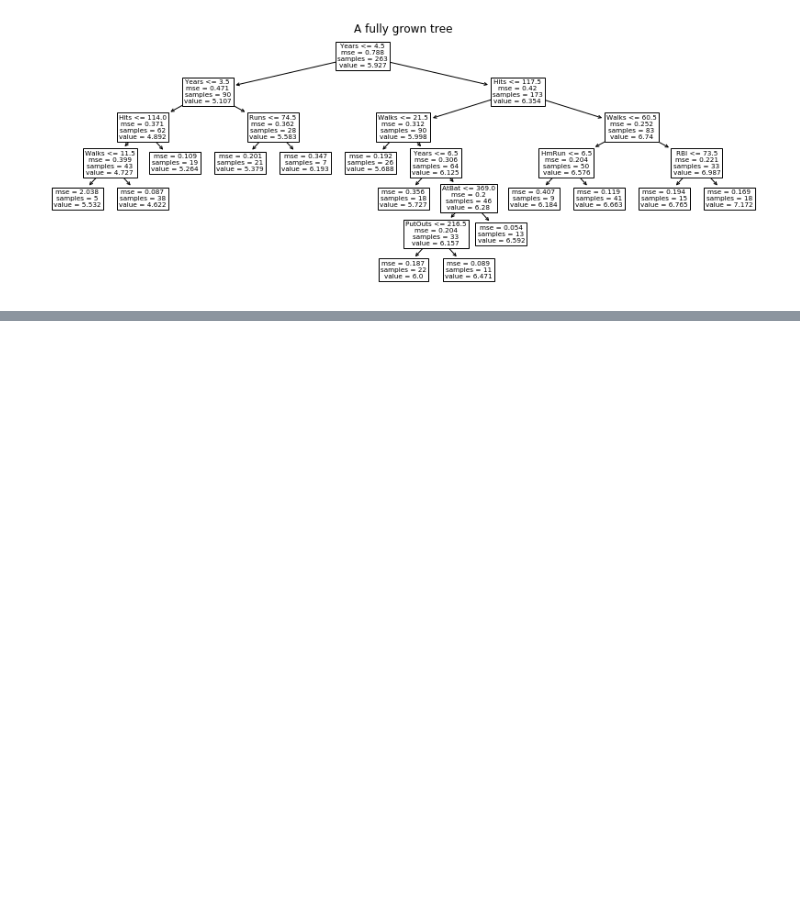
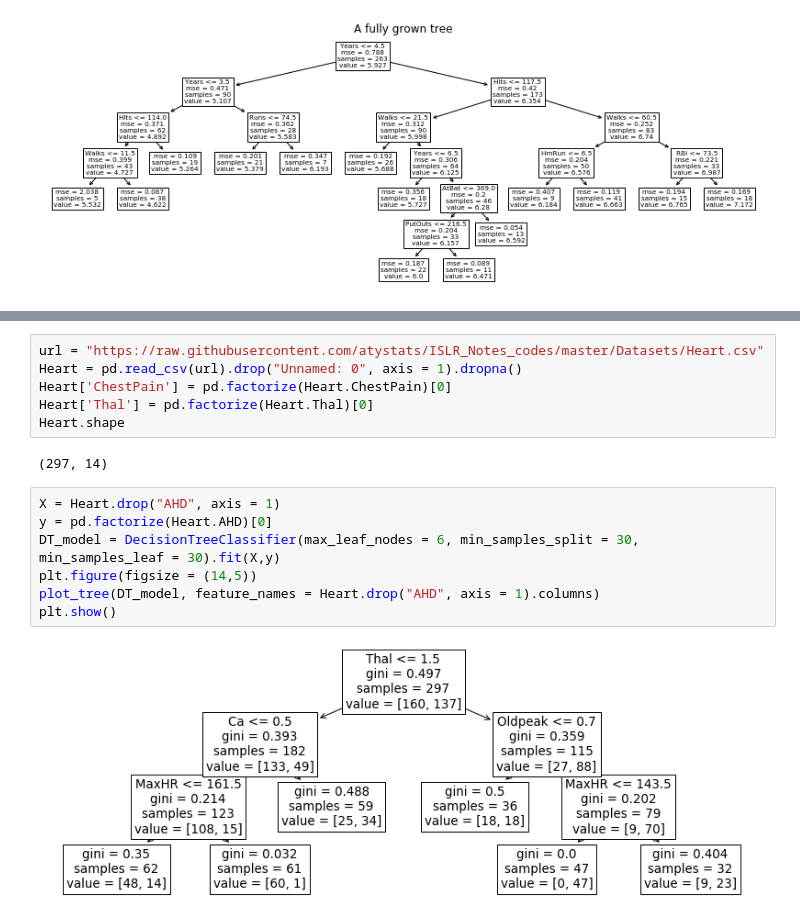
Before and after one commit to atystats/ISLR_Notes_codes, a Jupyter notebook: Chapter 8.ipynb, the cells around one changed output, grey strips where cells are left out. Saved outputs shown, nothing was run; the diff lists cells and outputs as text; blank space fills up the shorter version.

Commit message:
Dataset

```diff
--- a/Chapter 8.ipynb
+++ b/Chapter 8.ipynb
@@ -136,0 +142,17 @@ Gini or entropy can be used to evaluate the quality of a particular split. Class
+# %%
+url = "https://raw.githubusercontent.com/atystats/ISLR_Notes_codes/master/Datasets/Heart.csv"
+Heart = pd.read_csv(url).drop("Unnamed: 0", axis = 1).dropna()
+Heart['ChestPain'] = pd.factorize(Heart.ChestPain)[0]
+Heart['Thal'] = pd.factorize(Heart.Thal)[0]
+Heart.shape
+# %% [output]
+(297, 14)
+# %%
+X = Heart.drop("AHD", axis = 1)
+y = pd.factorize(Heart.AHD)[0]
+DT_model = DecisionTreeClassifier(max_leaf_nodes = 6, min_samples_split = 30, min_samples_leaf = 30).fit(X,y)
+plt.figure(figsize = (14,5))
+plot_tree(DT_model, feature_names = Heart.drop("AHD", axis = 1).columns)
+plt.show()
+# %% [output]
+[figure, added]
```
Also changed, not shown: parts of 2 cells of this notebook.
